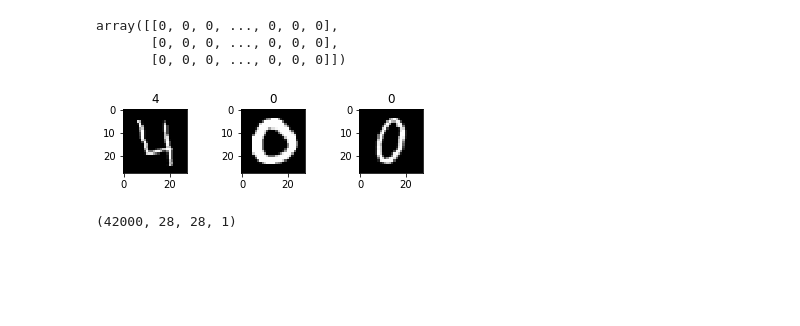
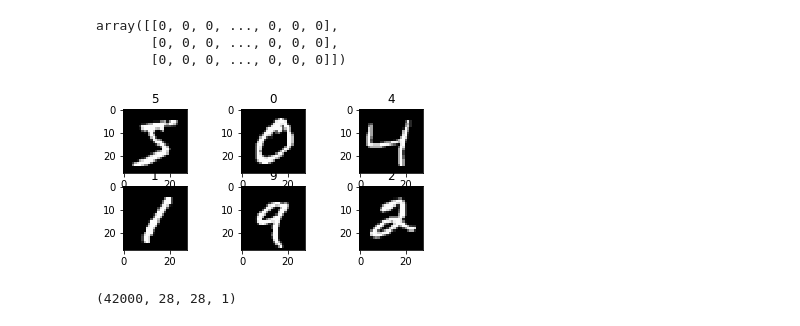
Before and after one commit to yueying-teng/Math_of_intelligence, a Jupyter notebook: CNN/MNIST_101_Linear_model.ipynb, the cells around one changed output. Drawn from its saved outputs; the diff is of its cells as text; code cells hidden in the pictures; blank space fills up the shorter version.

```diff
--- a/CNN/MNIST_101_Linear_model.ipynb
+++ b/CNN/MNIST_101_Linear_model.ipynb
@@ -104,13 +102,13 @@ array([[0, 0, 0, ..., 0, 0, 0],
 # %%
 # Convert train datset to (num_images, img_rows, img_cols) format
 X_train = X_train.reshape(X_train.shape[0], 28, 28)
 
-for i in range(3, 6):
-    plt.subplot(333 + (i + 1))
+for i in range(0, 6):
+    plt.subplot(330 + i + 1)
     plt.imshow(X_train[i], cmap = plt.get_cmap('gray'))  # input of imshow may be an array or a PIL image
     plt.title(y_train[i])
 # %% [output]
-[figure, old version]
+[figure, new version]
 # %%
 # expand one more dimention - add one channel for colour
 
```
Also changed, not shown: parts of 7 cells of this notebook.
